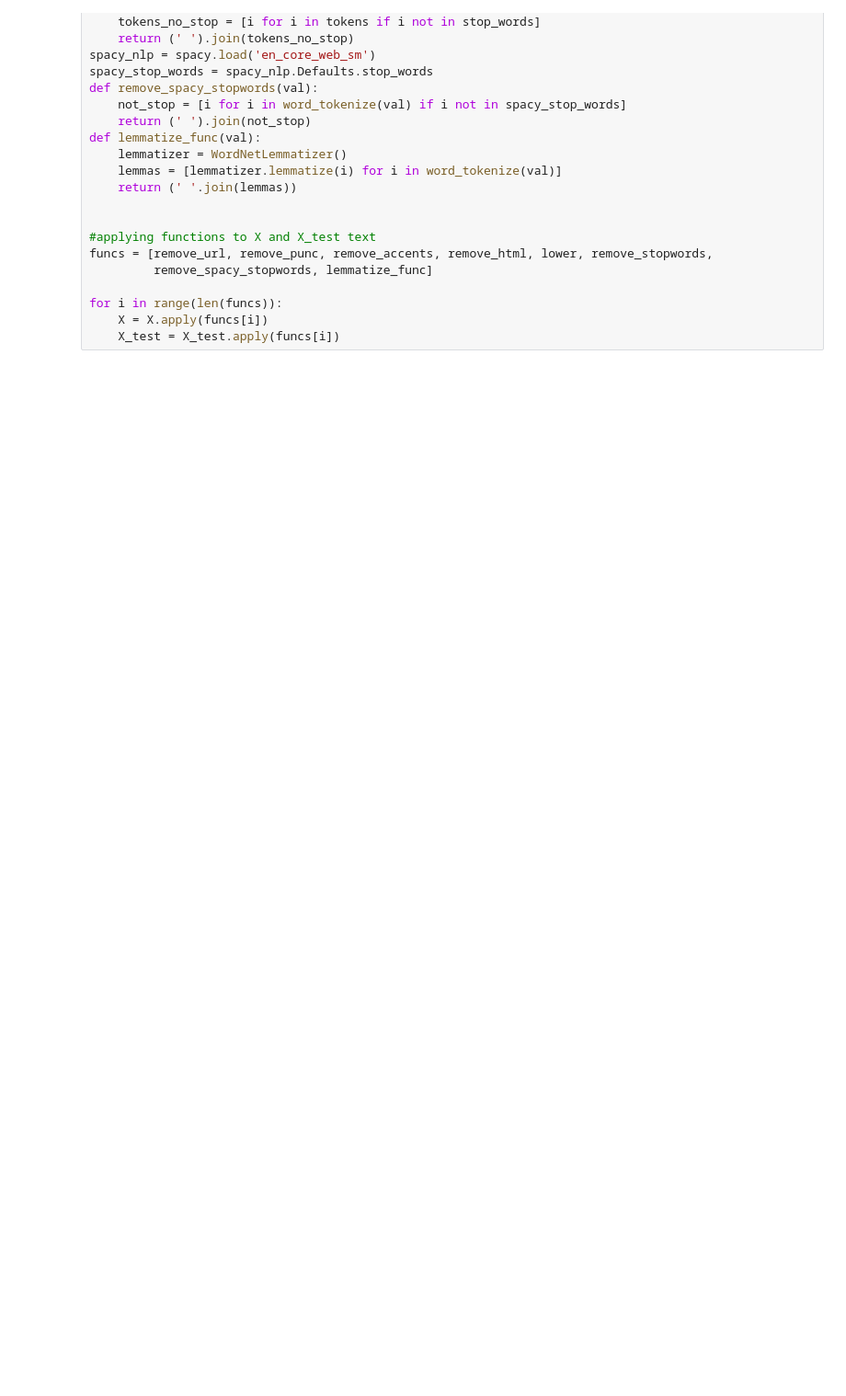
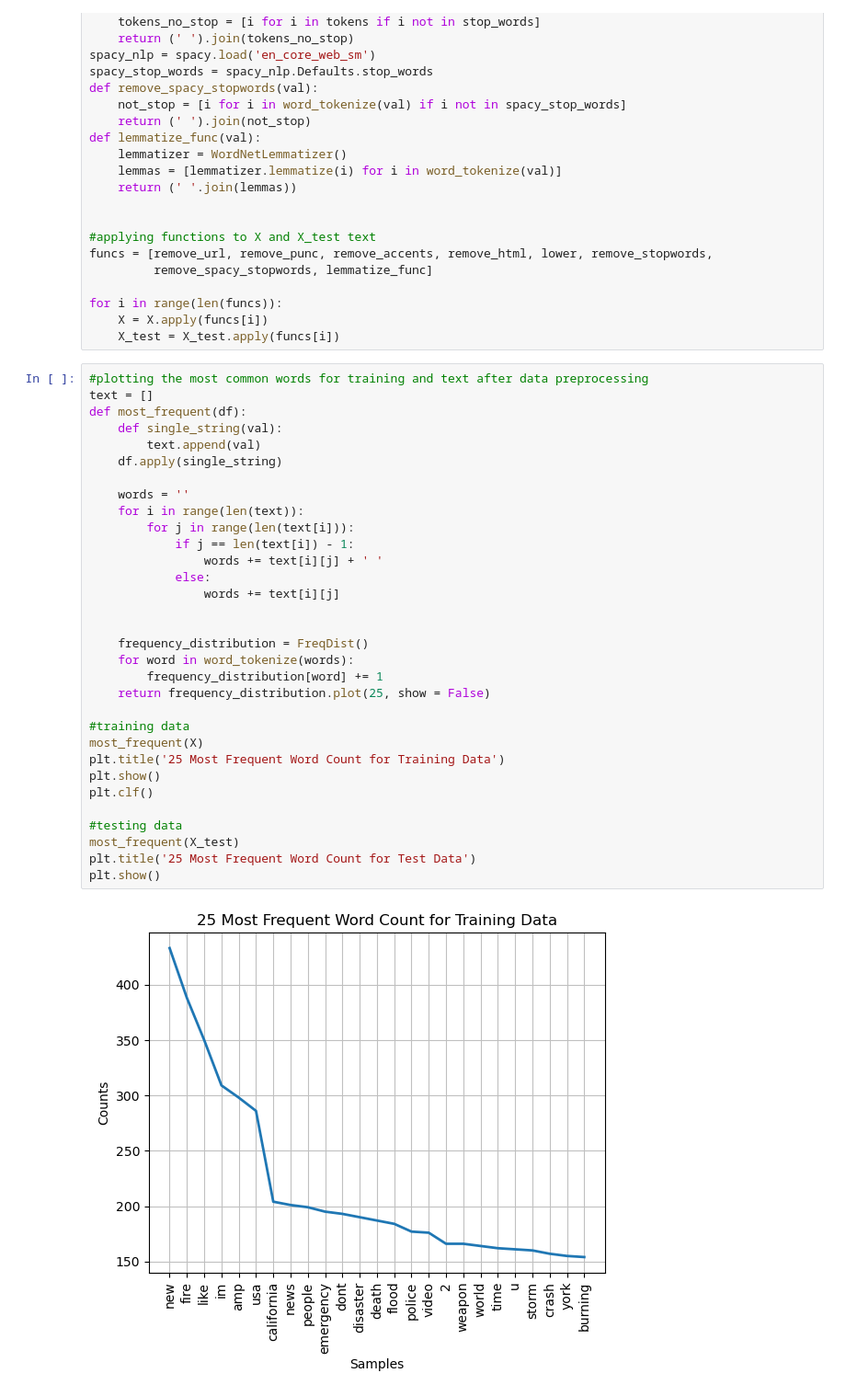
Before and after one commit to skembr01/nlp_disaster_tweet_kaggle, a Jupyter notebook: notebook.ipynb, the cells around one changed output. Shown at 92% size. Drawn from its saved outputs; the diff is of its cells as text; blank space fills up the shorter version.

```diff
--- a/notebook.ipynb
+++ b/notebook.ipynb
@@ -228,3 +221,37 @@ funcs = [remove_url, remove_punc, remove_accents, remove_html, lower, remove_sto
 for i in range(len(funcs)):
     X = X.apply(funcs[i])
     X_test = X_test.apply(funcs[i])
+# %%
+#plotting the most common words for training and text after data preprocessing
+text = []
+def most_frequent(df):
+    def single_string(val):
+        text.append(val)
+    df.apply(single_string)
+
+    words = ''
+    for i in range(len(text)):
+        for j in range(len(text[i])):
+            if j == len(text[i]) - 1:
+                words += text[i][j] + ' '
+            else:
+                words += text[i][j]
+
+
+    frequency_distribution = FreqDist()
+    for word in word_tokenize(words):
+        frequency_distribution[word] += 1
+    return frequency_distribution.plot(25, show = False)
+
+#training data
+most_frequent(X)
+plt.title('25 Most Frequent Word Count for Training Data')
+plt.show()
+plt.clf()
+
+#testing data
+most_frequent(X_test)
+plt.title('25 Most Frequent Word Count for Test Data')
+plt.show()
+# %% [output]
+[figure, added]
```
Also changed, not shown: parts of 31 cells of this notebook.
